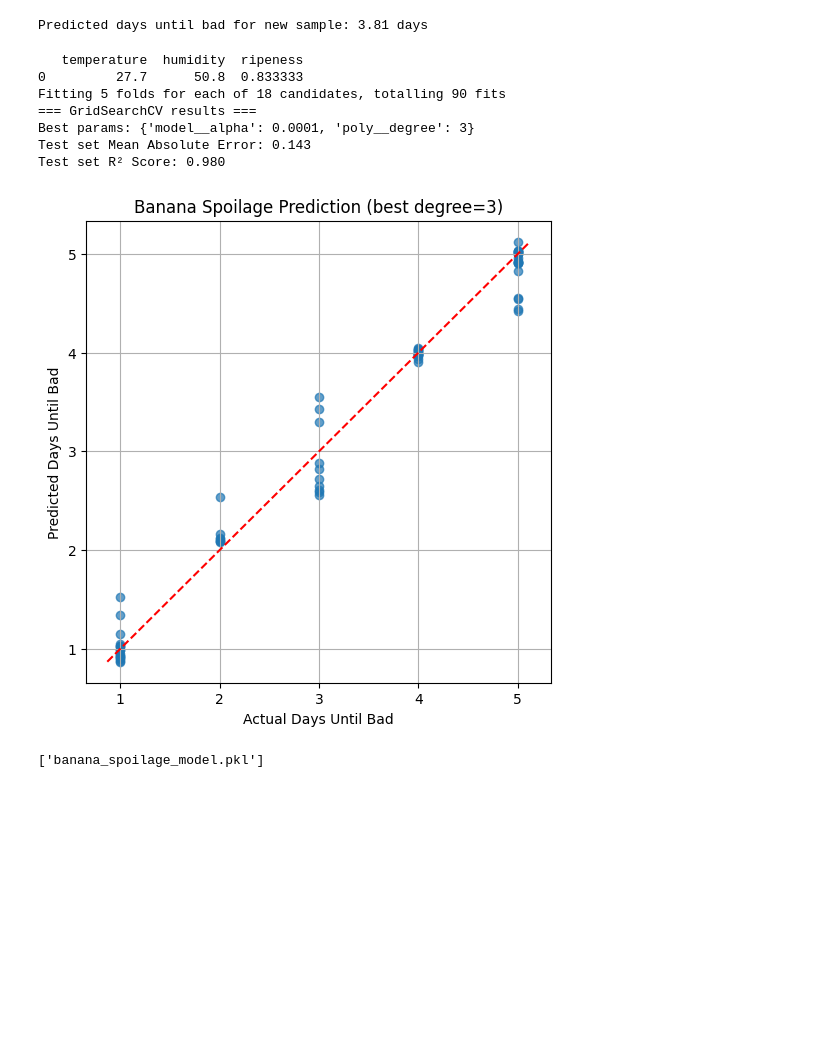
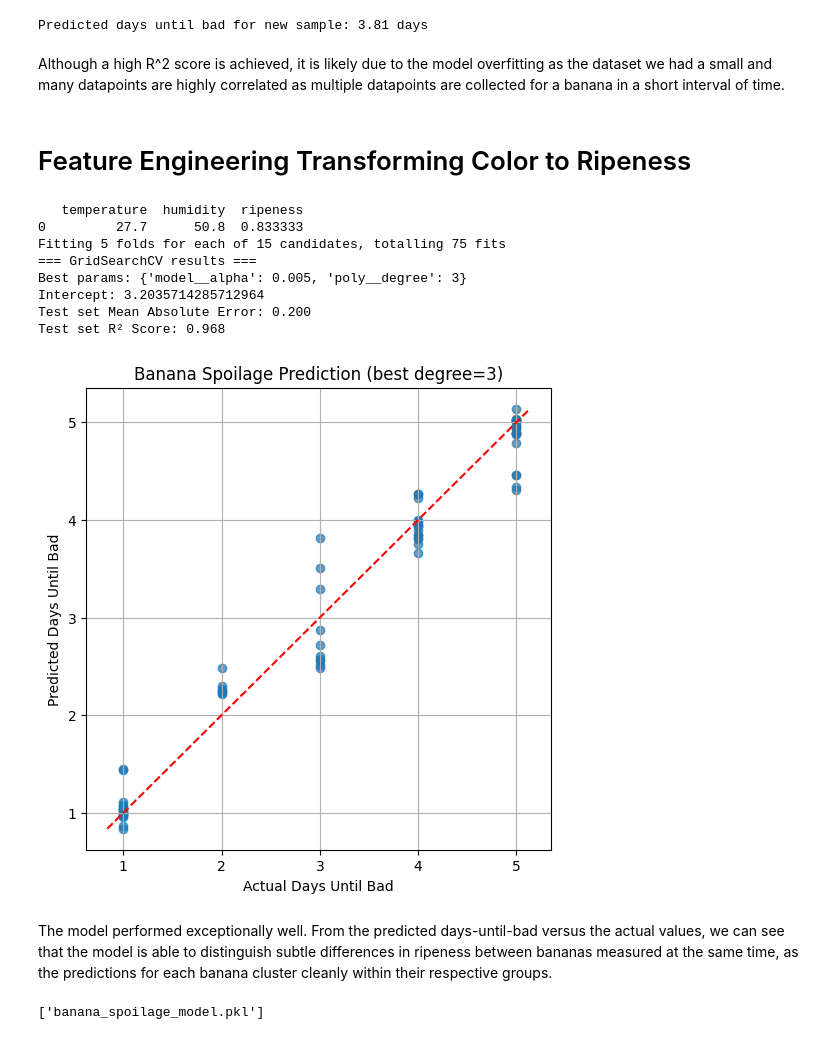
Before and after one commit to FYL2003/CS3237_Project, a Jupyter notebook: linear_regression_model.ipynb, the cells around one changed output. Cells and saved outputs as stored; diff of their text form; code cells hidden in the pictures; blank space fills up the shorter version.

Commit message:
model explanation text added

```diff
--- a/linear_regression_model.ipynb
+++ b/linear_regression_model.ipynb
@@ -148,6 +152,10 @@ Test set Mean Absolute Error: 0.085
 Test set R² Score: 0.995
 [figure]
 Predicted days until bad for new sample: 3.81 days
+# %% [markdown]
+Although a high R^2 score is achieved, it is likely due to the model overfitting as the dataset we had a small and many datapoints are highly correlated as multiple datapoints are collected for a banana in a short interval of time.
+# %% [markdown]
+# Feature Engineering Transforming Color to Ripeness
 # %%
 import colorsys
 import numpy as np
@@ -164,6 +172,8 @@ def rgb_to_ripeness(r, g, b):
     ripeness = np.clip(ripeness, 0, 1)
     return ripeness
 
+cleaned_df = cleaned_df.copy()
+
 cleaned_df['ripeness'] = cleaned_df.apply(lambda row: rgb_to_ripeness(row['avg_R'], row['avg_G'], row['avg_B']), axis=1)
 
 feature_cols = ['temperature', 'humidity', 'ripeness']
@@ -174,7 +184,7 @@ import matplotlib.pyplot as plt
 from sklearn.model_selection import train_test_split, GridSearchCV
 from sklearn.pipeline import Pipeline
 from sklearn.preprocessing import PolynomialFeatures, StandardScaler
-from sklearn.linear_model import Ridge
+from sklearn.linear_model import Ridge, Lasso
 from sklearn.metrics import mean_absolute_error, r2_score
 from sklearn.linear_model import LinearRegression
 
@@ -196,7 +206,8 @@ pipe = Pipeline([
 
 param_grid = {
     'poly__degree': [1, 2, 3],
-    'model__alpha': [0.0001, 0.001, 0.01, 0.1, 1.0, 10]
+    'model__alpha': [0.005, 0.01, 0.1, 1.0, 10],
+
 }
 
 search = GridSearchCV(
@@ -209,40 +220,49 @@ search = GridSearchCV(
 )
 
 search.fit(X_train, y_train)
+best_model = search.best_estimator_
+
 
 print("=== GridSearchCV results ===")
 print("Best params:", search.best_params_)
+
+
+
+print("Intercept:", model.intercept_)
 
 best_model = search.best_estimator_
 
 # evaluate on test set
 y_pred = best_model.predict(X_test)
 
 mae = mean_absolute_error(y_test, y_pred)
 r2 = r2_score(y_test, y_pred)
 print(f"Test set Mean Absolute Error: {mae:.3f}")
 print(f"Test set R² Score: {r2:.3f}")
 
 # plot predicted vs actual
 plt.figure(figsize=(6,6))
 plt.scatter(y_test, y_pred, alpha=0.7)
 minv = min(y_test.min(), y_pred.min())
 maxv = max(y_test.max(), y_pred.max())
 plt.plot([minv, maxv], [minv, maxv], 'r--')
 plt.xlabel("Actual Days Until Bad")
 plt.ylabel("Predicted Days Until Bad")
 plt.title(f"Banana Spoilage Prediction (best degree={search.best_params_['poly__degree']})")
 plt.grid(True)
 plt.show()
 # %% [output]
    temperature  humidity  ripeness
 0         27.7      50.8  0.833333
-Fitting 5 folds for each of 18 candidates, totalling 90 fits
+Fitting 5 folds for each of 15 candidates, totalling 75 fits
 === GridSearchCV results ===
-Best params: {'model__alpha': 0.0001, 'poly__degree': 3}
-Test set Mean Absolute Error: 0.143
-Test set R² Score: 0.980
+Best params: {'model__alpha': 0.005, 'poly__degree': 3}
+Intercept: 3.2035714285712964
+Test set Mean Absolute Error: 0.200
+Test set R² Score: 0.968
-[figure, old version]
+[figure, new version]
+# %% [markdown]
+The model performed exceptionally well. From the predicted days-until-bad versus the actual values, we can see that the model is able to distinguish subtle differences in ripeness between bananas measured at the same time, as the predictions for each banana cluster cleanly within their respective groups.
 # %%
 # save the model
 import joblib
```
Also changed, not shown: parts of 4 cells of this notebook.
